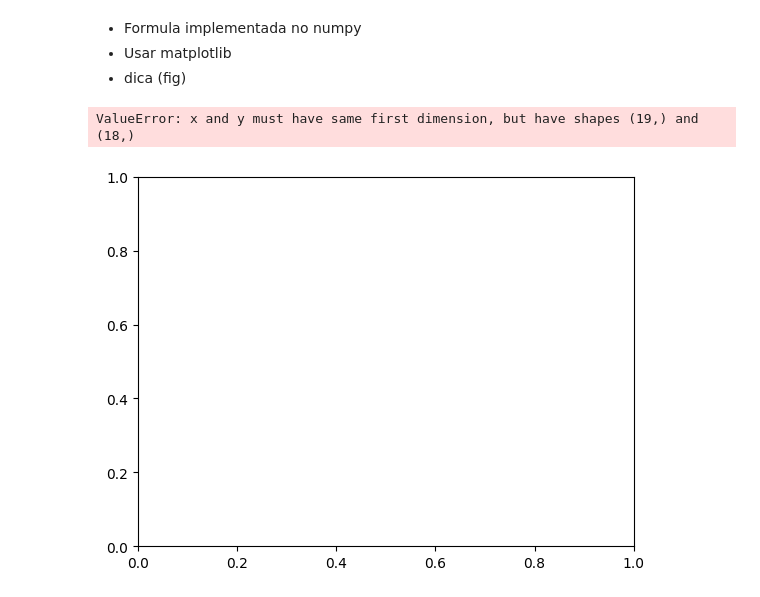
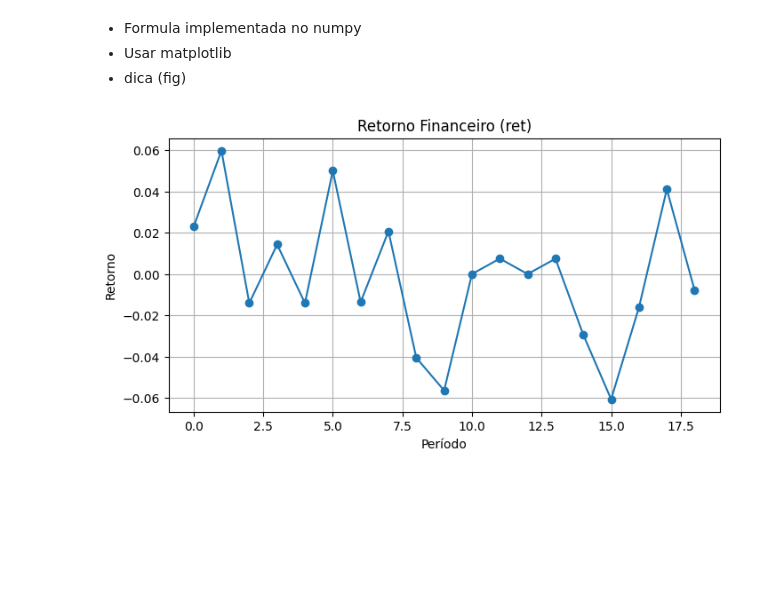
Before and after one commit to VanessaCampoe/Branchs_IA_Senac, a Jupyter notebook: aula2.ipynb, the cells around one changed output. Saved outputs shown, nothing was run; the diff lists cells and outputs as text; code cells hidden in the pictures; blank space fills up the shorter version.

Commit message:
retorno financeiro
nessa aula aprendemos sobre o retorno finaceiro

```diff
--- a/aula2.ipynb
+++ b/aula2.ipynb
@@ -152,7 +126,23 @@ t = np.arange(0,19)
 import matplotlib.pyplot as plt
 # %%
 # crie um grafico de linha tempo vs retorno
-plt.plot(t, retorno)
+import matplotlib.pyplot as plt
+
+# 2 - Selecionar o vetor (array) de preços
+precos = df[0].values   # <-- nome numérico da coluna
+# print("Preços:", precos)
+
+# 3 - Calcular o retorno financeiro
+ret = (precos[1:] - precos[:-1]) / precos[:-1]
+# print("Retornos:", ret)
+
+# 4 - Plotar
+plt.figure(figsize=(8,4))
+plt.plot(ret, marker="o")
+plt.title("Retorno Financeiro (ret)")
+plt.xlabel("Período")
+plt.ylabel("Retorno")
+plt.grid(True)
+plt.show()
 # %% [output]
-ValueError: x and y must have same first dimension, but have shapes (19,) and (18,)
-[figure, old version]
+[figure, new version]
```
Also changed, not shown: parts of 2 cells of this notebook.
